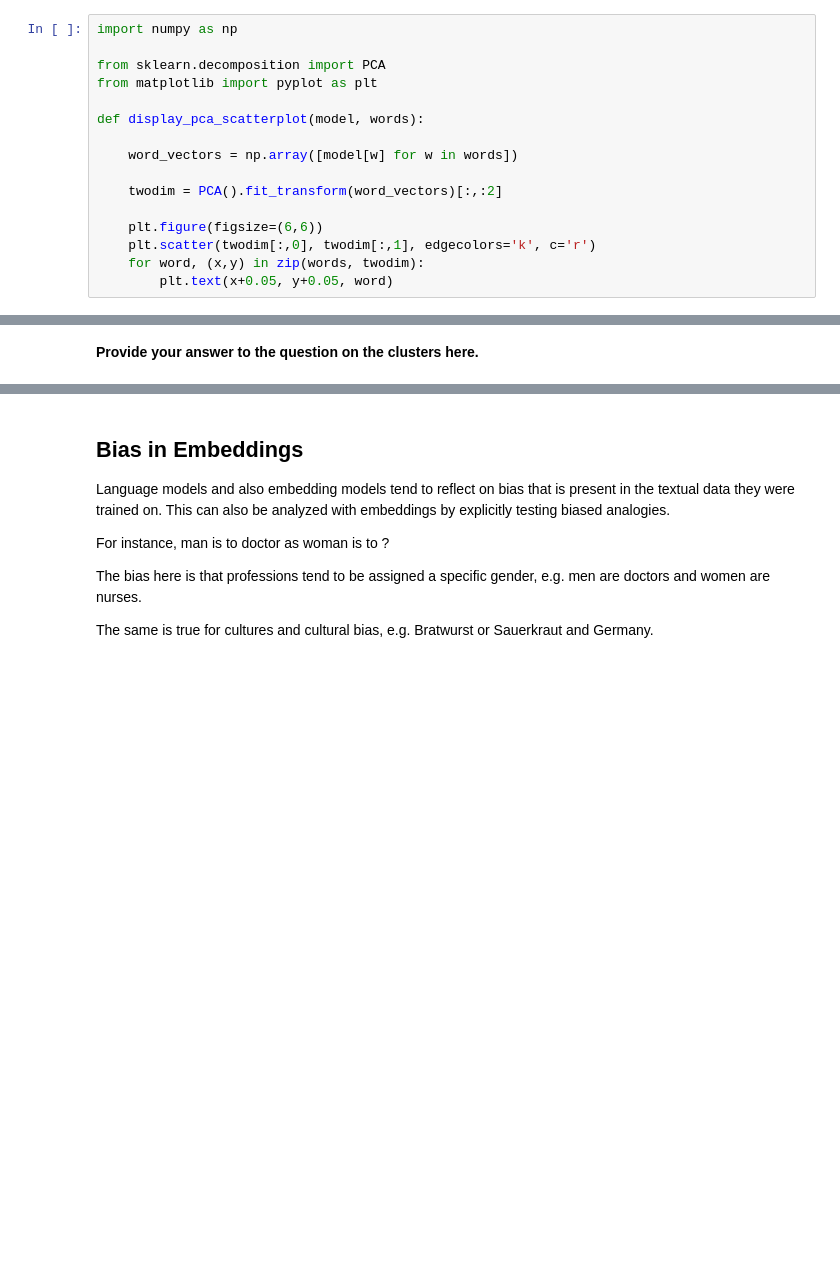
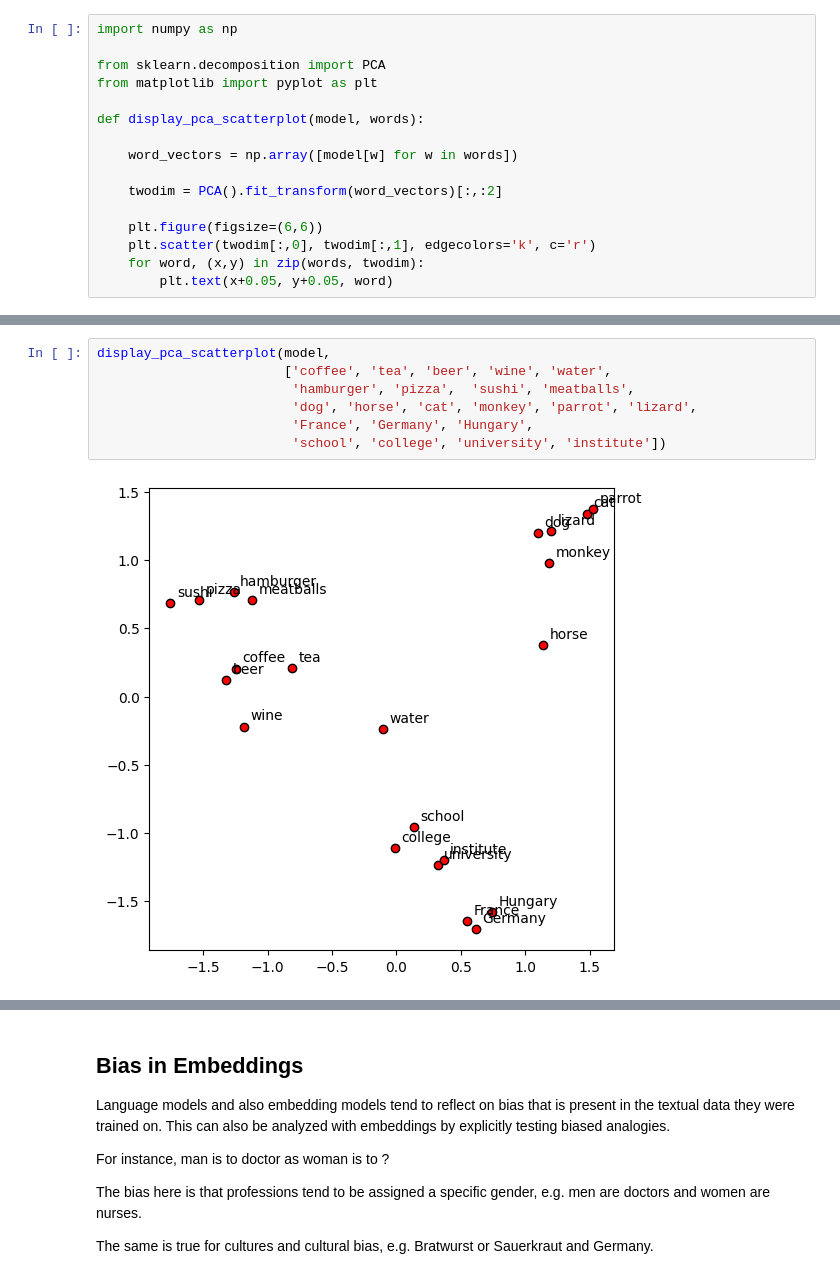
Before and after one commit to 01ponyo/IntroToComputerLinguistics, a Jupyter notebook: exercises/HomeExercise2.ipynb, the cells around one changed output, grey strips where cells are left out. Drawn from its saved outputs; the diff is of its cells as text; blank space fills up the shorter version.

```diff
--- a/exercises/HomeExercise2.ipynb
+++ b/exercises/HomeExercise2.ipynb
@@ -139,2 +359,9 @@ display_pca_scatterplot(model_glove,
-# %% [markdown]
-**Provide your answer to the question on the clusters here.**
+# %%
+display_pca_scatterplot(model,
+                        ['coffee', 'tea', 'beer', 'wine', 'water',
+                         'hamburger', 'pizza',  'sushi', 'meatballs',
+                         'dog', 'horse', 'cat', 'monkey', 'parrot', 'lizard',
+                         'France', 'Germany', 'Hungary',
+                         'school', 'college', 'university', 'institute'])
+# %% [output]
+[figure, added]
```
Also changed, not shown: parts of 16 cells of this notebook.
